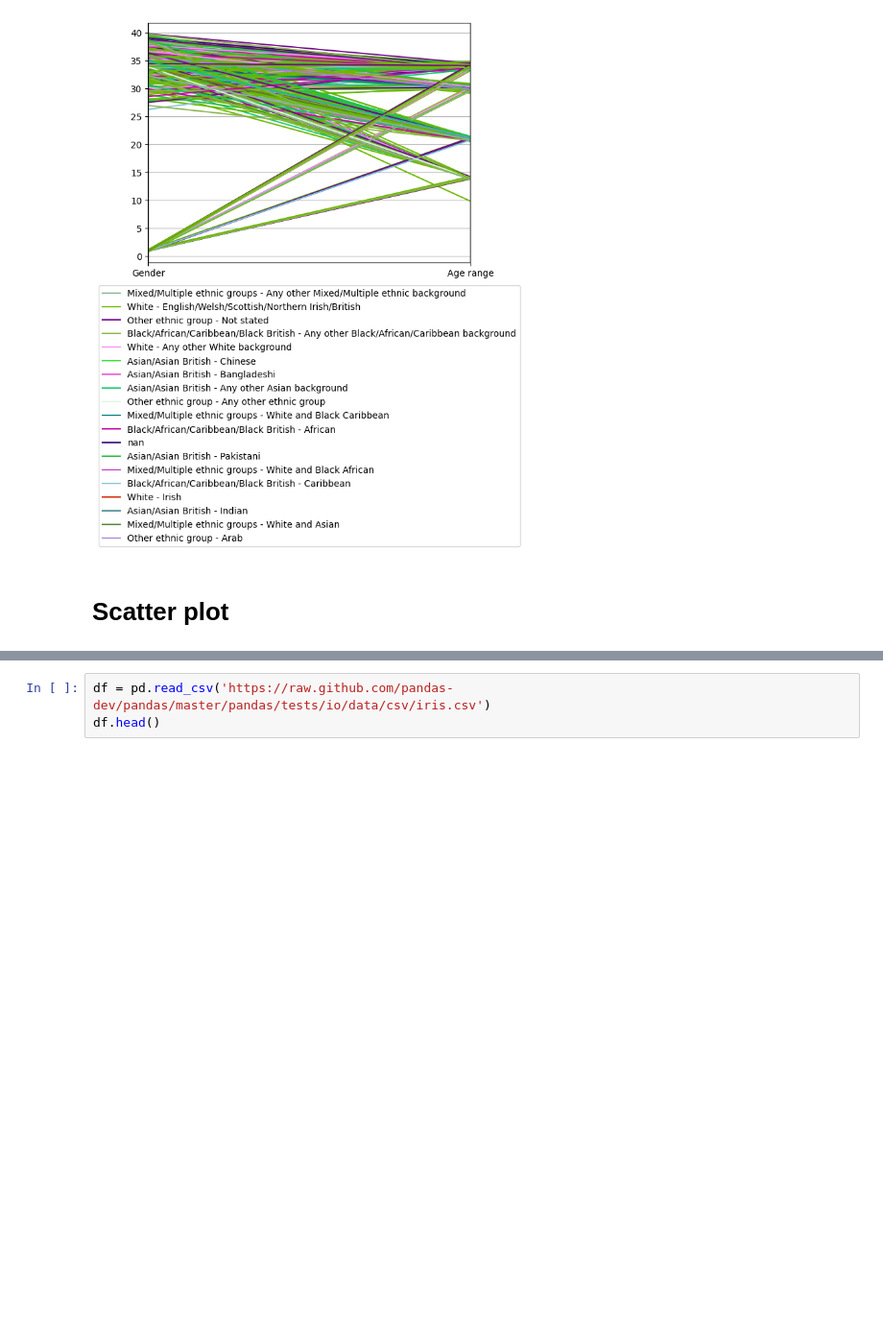
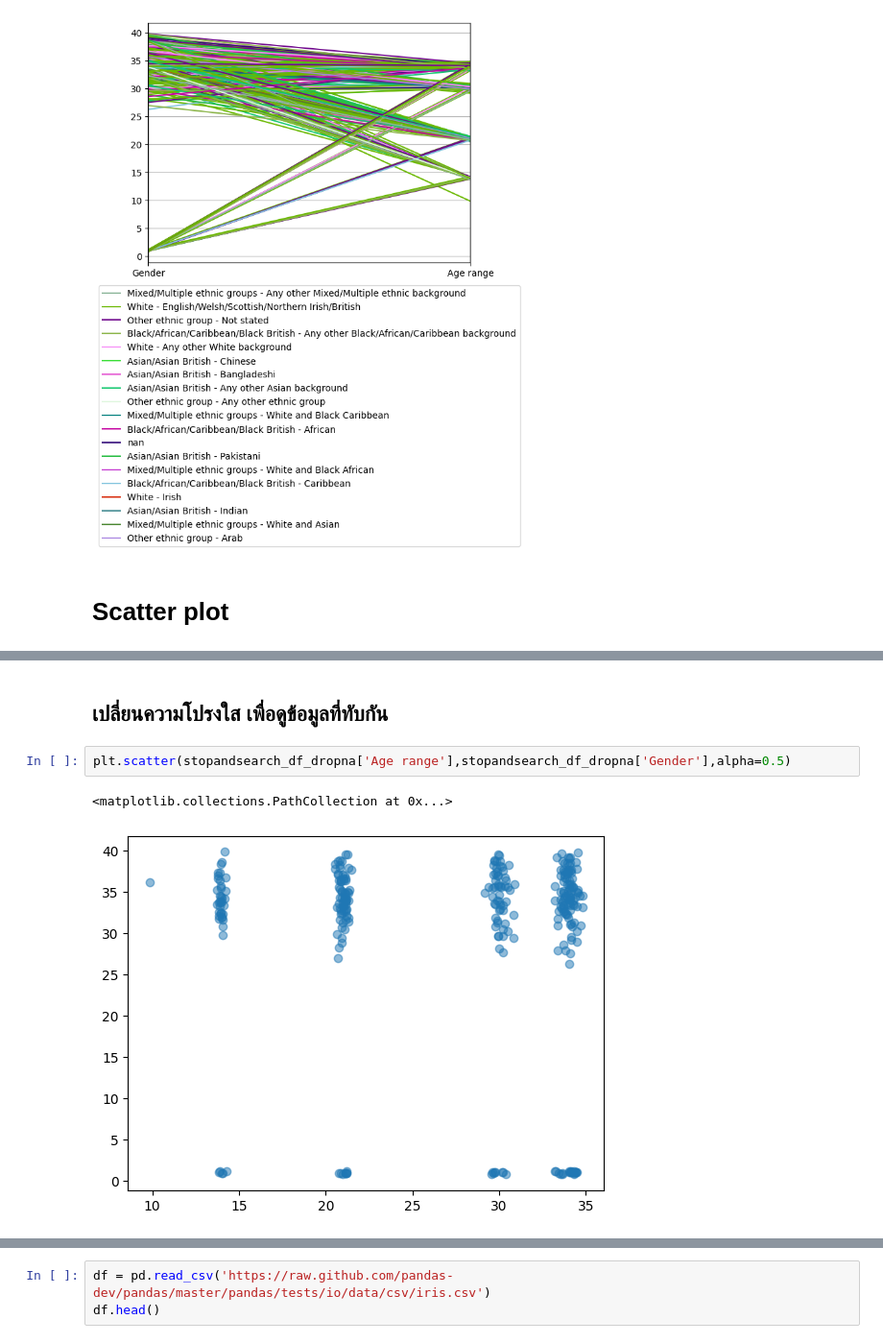
Before and after one commit to tohnperfect/dataviz2025, a Jupyter notebook: Visualize_Data_Distribution.ipynb, the cells around one changed output, grey strips where cells are left out. Shown at 96% size. Cells and saved outputs as stored; diff of their text form; blank space fills up the shorter version.

```diff
--- a/Visualize_Data_Distribution.ipynb
+++ b/Visualize_Data_Distribution.ipynb
@@ -108,0 +109,7 @@ plt.scatter(stopandsearch_df_dropna['Age range'],stopandsearch_df_dropna['Gender
+# %% [markdown]
+## เปลี่ยนความโปรงใส เพื่อดูข้อมูลที่ทับกัน
+# %%
+plt.scatter(stopandsearch_df_dropna['Age range'],stopandsearch_df_dropna['Gender'],alpha=0.5)
+# %% [output]
+<matplotlib.collections.PathCollection at 0x...>
+[figure, added]
```
Also changed, not shown: parts of 8 cells of this notebook.
